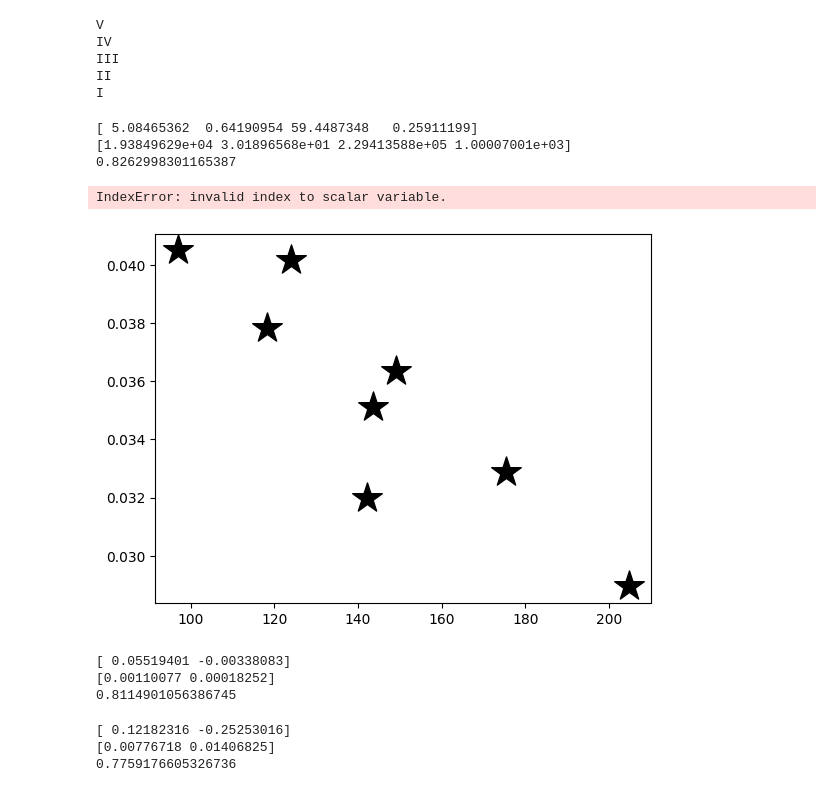
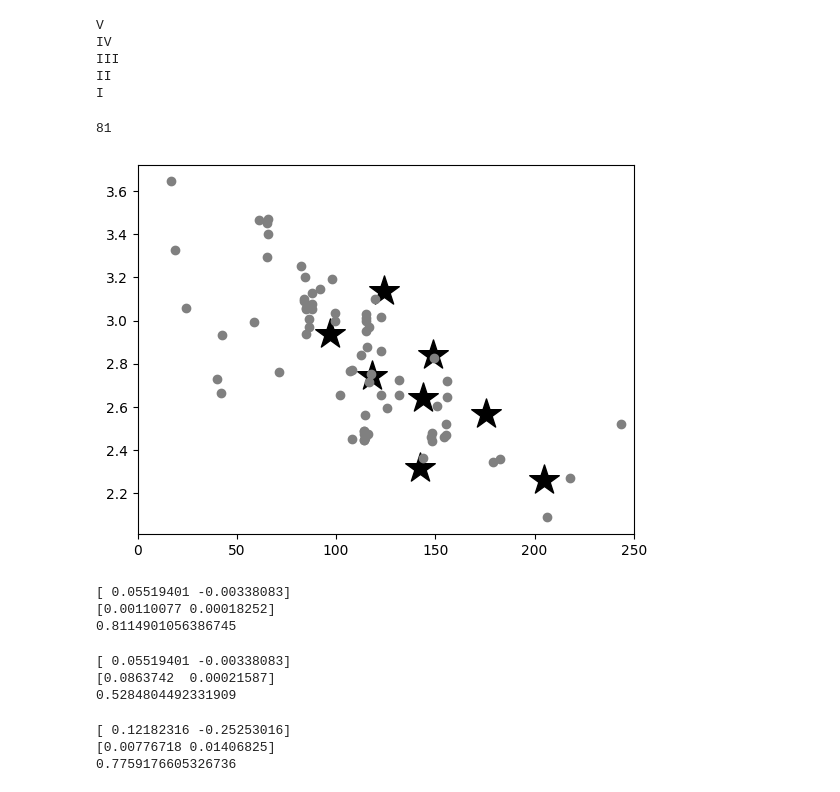
Before and after one commit to astro-man98/High_Density_Sound_Speed, a Jupyter notebook: Scaling_Analysis.ipynb, the cells around one changed output. Drawn from its saved outputs; the diff is of its cells as text; code cells hidden in the pictures.

```diff
--- a/Scaling_Analysis.ipynb
+++ b/Scaling_Analysis.ipynb
@@ -494,16 +494,16 @@ def k2(X,Psi):
     return (256.0/5.0)*(((Pi_c_5)*one_minus_4Pi_c_2)/((H2_v)/(H1_v) + 3*one_minus_4Pi_c_2*np.log(1 - 4*Pi_c)))
 # %%
 sim_info_RVSS = {'EOS_I_1p3':{'eos': "I",'m':1.3,'xi_p':xi(RVSS_X_M_interp["I"](1.3),RVSS_Psi_Mns_interp["I"](1.3)),'k2_p': k2(RVSS_X_M_interp["I"](1.3),RVSS_Psi_Mns_interp["I"](1.3)),'Mfpeak': 0},
-                 'EOS_I_1p4':{'eos': "I",'m':1.4, 'xi' : R0*(1.4)/(RVSS_M_R_interp["I"](1.4)),'xi_p':xi(RVSS_X_M_interp["I"](1.4),RVSS_Psi_Mns_interp["I"](1.4)),'k2_p': k2(RVSS_X_M_interp["I"](1.4),RVSS_Psi_Mns_interp["I"](1.4)),'Mfpeak': 0},
-                 'EOS_II_1p3':{'eos': "II",'m':1.3, 'xi' : R0*(1.3)/(RVSS_M_R_interp["II"](1.3)),'xi_p':xi(RVSS_X_M_interp["II"](1.3),RVSS_Psi_Mns_interp["II"](1.3)),'k2_p': k2(RVSS_X_M_interp["II"](1.3),RVSS_Psi_Mns_interp["II"](1.3)),'Mfpeak': RVSS_Mf2_list_1p3[2]},
-                 'EOS_II_1p4':{'eos': "II",'m':1.4, 'xi' : R0*(1.4)/(RVSS_M_R_interp["II"](1.4)),'xi_p':xi(RVSS_X_M_interp["II"](1.4),RVSS_Psi_Mns_interp["II"](1.4)),'k2_p': k2(RVSS_X_M_interp["II"](1.4),RVSS_Psi_Mns_interp["II"](1.4)),'Mfpeak': 0},
-                 'EOS_III_1p3':{'eos': "III",'m':1.3, 'xi' : R0*(1.3)/(RVSS_M_R_interp["III"](1.3)),'xi_p':xi(RVSS_X_M_interp["III"](1.3),RVSS_Psi_Mns_interp["III"](1.3)),'k2_p': k2(RVSS_X_M_interp["III"](1.3),RVSS_Psi_Mns_interp["III"](1.3)),'Mfpeak': RVSS_Mf2_list_1p3[1]},
-                 'EOS_III_1p4':{'eos': "III",'m':1.4,'xi' : R0*(1.4)/(RVSS_M_R_interp["III"](1.4)),'xi_p':xi(RVSS_X_M_interp["III"](1.4),RVSS_Psi_Mns_interp["III"](1.4)),'k2_p': k2(RVSS_X_M_interp["III"](1.4),RVSS_Psi_Mns_interp["III"](1.4)),'Mfpeak' : RVSS_Mf2_list_1p4[1]},
-                 'EOS_IV_1p3':{'eos': "IV",'m':1.3,'xi' : R0*(1.3)/(RVSS_M_R_interp["IV"](1.3)),'xi_p':xi(RVSS_X_M_interp["IV"](1.3),RVSS_Psi_Mns_interp["IV"](1.3)),'k2_p': k2(RVSS_X_M_interp["IV"](1.3),RVSS_Psi_Mns_interp["IV"](1.3)),'Mfpeak': RVSS_Mf2_list_1p3[4]},
-                 'EOS_IV_1p35':{'eos': "IV",'m':1.35,'xi' : R0*(1.35)/(RVSS_M_R_interp["IV"](1.35)),'xi_p':xi(RVSS_X_M_interp["IV"](1.35),RVSS_Psi_Mns_interp["IV"](1.35)),'k2_p': k2(RVSS_X_M_interp["IV"](1.35),RVSS_Psi_Mns_interp["IV"](1.35)),'Mfpeak': RVSS_Mf2_list_1p35[0]},
-                 'EOS_IV_1p4' :{'eos' : "IV", 'm': 1.4,'xi' : R0*(1.4)/(RVSS_M_R_interp["IV"](1.4)),'xi_p':xi(RVSS_X_M_interp["IV"](1.4),RVSS_Psi_Mns_interp["IV"](1.4)),'k2_p': k2(RVSS_X_M_interp["IV"](1.4),RVSS_Psi_Mns_interp["IV"](1.4)),'Mfpeak' : RVSS_Mf2_list_1p4[4]},
-                 'EOS_V_1p3':{'eos': "V",'m':1.3,'xi' : R0*(1.3)/(RVSS_M_R_interp["V"](1.3)),'xi_p':xi(RVSS_X_M_interp["V"](1.3),RVSS_Psi_Mns_interp["V"](1.3)),'k2_p': k2(RVSS_X_M_interp["V"](1.3),RVSS_Psi_Mns_interp["V"](1.3)),'Mfpeak' : RVSS_Mf2_list_1p3[0]},
-                 'EOS_V_1p4':{'eos': "V",'m':1.4,'xi' : R0*(1.4)/(RVSS_M_R_interp["V"](1.4)),'xi_p':xi(RVSS_X_M_interp["V"](1.4),RVSS_Psi_Mns_interp["V"](1.4)),'k2_p': k2(RVSS_X_M_interp["V"](1.3),RVSS_Psi_Mns_interp["V"](1.4)),'Mfpeak' : RVSS_Mf2_list_1p4[0]}}
+                 'EOS_I_1p4':{'eos': "I",'m':1.4, 'xi' : R0*(1.4)/(RVSS_M_R_interp["I"](1.4)),'xi_p':xi(RVSS_X_M_interp["I"](1.4),RVSS_Psi_Mns_interp["I"](1.4)),'k2_p': k2(RVSS_X_M_interp["I"](1.4),RVSS_Psi_Mns_interp["I"](1.4)),'Mfpeak': 0,'fpeak':0},
+                 'EOS_II_1p3':{'eos': "II",'m':1.3, 'xi' : R0*(1.3)/(RVSS_M_R_interp["II"](1.3)),'xi_p':xi(RVSS_X_M_interp["II"](1.3),RVSS_Psi_Mns_interp["II"](1.3)),'k2_p': k2(RVSS_X_M_interp["II"](1.3),RVSS_Psi_Mns_interp["II"](1.3)),'Mfpeak': RVSS_Mf2_list_1p3[2],'fpeak': RVSS_f2_list_1p3[2]},
+                 'EOS_II_1p4':{'eos': "II",'m':1.4, 'xi' : R0*(1.4)/(RVSS_M_R_interp["II"](1.4)),'xi_p':xi(RVSS_X_M_interp["II"](1.4),RVSS_Psi_Mns_interp["II"](1.4)),'k2_p': k2(RVSS_X_M_interp["II"](1.4),RVSS_Psi_Mns_interp["II"](1.4)),'Mfpeak': 0,'Mfpeak': 0},
+                 'EOS_III_1p3':{'eos': "III",'m':1.3, 'xi' : R0*(1.3)/(RVSS_M_R_interp["III"](1.3)),'xi_p':xi(RVSS_X_M_interp["III"](1.3),RVSS_Psi_Mns_interp["III"](1.3)),'k2_p': k2(RVSS_X_M_interp["III"](1.3),RVSS_Psi_Mns_interp["III"](1.3)),'Mfpeak': RVSS_Mf2_list_1p3[1],'fpeak': RVSS_f2_list_1p3[1]},
+                 'EOS_III_1p4':{'eos': "III",'m':1.4,'xi' : R0*(1.4)/(RVSS_M_R_interp["III"](1.4)),'xi_p':xi(RVSS_X_M_interp["III"](1.4),RVSS_Psi_Mns_interp["III"](1.4)),'k2_p': k2(RVSS_X_M_interp["III"](1.4),RVSS_Psi_Mns_interp["III"](1.4)),'Mfpeak' : RVSS_Mf2_list_1p4[1],'fpeak' : RVSS_f2_list_1p4[1]},
+                 'EOS_IV_1p3':{'eos': "IV",'m':1.3,'xi' : R0*(1.3)/(RVSS_M_R_interp["IV"](1.3)),'xi_p':xi(RVSS_X_M_interp["IV"](1.3),RVSS_Psi_Mns_interp["IV"](1.3)),'k2_p': k2(RVSS_X_M_interp["IV"](1.3),RVSS_Psi_Mns_interp["IV"](1.3)),'Mfpeak': RVSS_Mf2_list_1p3[4],'fpeak' : RVSS_f2_list_1p3[4]},
+                 'EOS_IV_1p35':{'eos': "IV",'m':1.35,'xi' : R0*(1.35)/(RVSS_M_R_interp["IV"](1.35)),'xi_p':xi(RVSS_X_M_interp["IV"](1.35),RVSS_Psi_Mns_interp["IV"](1.35)),'k2_p': k2(RVSS_X_M_interp["IV"](1.35),RVSS_Psi_Mns_interp["IV"](1.35)),'Mfpeak': RVSS_Mf2_list_1p35[0],'fpeak' : RVSS_f2_list_1p35[0]},
+                 'EOS_IV_1p4' :{'eos' : "IV", 'm': 1.4,'xi' : R0*(1.4)/(RVSS_M_R_interp["IV"](1.4)),'xi_p':xi(RVSS_X_M_interp["IV"](1.4),RVSS_Psi_Mns_interp["IV"](1.4)),'k2_p': k2(RVSS_X_M_interp["IV"](1.4),RVSS_Psi_Mns_interp["IV"](1.4)),'Mfpeak' : RVSS_Mf2_list_1p4[4],'fpeak' : RVSS_f2_list_1p4[4]},
+                 'EOS_V_1p3':{'eos': "V",'m':1.3,'xi' : R0*(1.3)/(RVSS_M_R_interp["V"](1.3)),'xi_p':xi(RVSS_X_M_interp["V"](1.3),RVSS_Psi_Mns_interp["V"](1.3)),'k2_p': k2(RVSS_X_M_interp["V"](1.3),RVSS_Psi_Mns_interp["V"](1.3)),'Mfpeak' : RVSS_Mf2_list_1p3[0],'fpeak' : RVSS_f2_list_1p3[0]},
+                 'EOS_V_1p4':{'eos': "V",'m':1.4,'xi' : R0*(1.4)/(RVSS_M_R_interp["V"](1.4)),'xi_p':xi(RVSS_X_M_interp["V"](1.4),RVSS_Psi_Mns_interp["V"](1.4)),'k2_p': k2(RVSS_X_M_interp["V"](1.3),RVSS_Psi_Mns_interp["V"](1.4)),'Mfpeak' : RVSS_Mf2_list_1p4[0],'fpeak' : RVSS_f2_list_1p4[0]}}
 # %%
 def D_tilde(m1,m2,D_1,D_2):
     return (16.0/13.0)*((m1 + 12*m2)*(m1**4)*D_1 + (m2 + 12*m1)*(m2**4)*D_2)/((m1 + m2)**5)
@@ -593,6 +593,8 @@ for eos in sim_info_core_subeos:
         QUR_data[eos][q] = {}
         if len(sim_info_core_subeos[eos][q].keys()) != 0:
             QUR_data[eos][q]['Mfpeak'] = np.asanyarray([sim_info_core_subeos[eos][q][res]['Mfpeak'] for res in sim_info_core_subeos[eos][q] if sim_info_core_subeos[eos][q][res]['Mfpeak'] > 0.020])
+            QUR_data[eos][q]['fpeak'] = np.asanyarray([sim_info_core_subeos[eos][q][res]['fpeak'] for res in sim_info_core_subeos[eos][q] if sim_info_core_subeos[eos][q][res]['Mfpeak'] > 0.020])
+
             QUR_data[eos][q]['D_tilde'] = np.asanyarray([sim_info_core_subeos[eos][q][res]['D_tilde'] for res in sim_info_core_subeos[eos][q] if sim_info_core_subeos[eos][q][res]['Mfpeak'] > 0.020])
             QUR_data[eos][q]['m1_arr'] = np.asanyarray([sim_info_core_subeos[eos][q][res]['m1'] for res in sim_info_core_subeos[eos][q] if sim_info_core_subeos[eos][q][res]['Mfpeak'] > 0.020])
             QUR_data[eos][q]['m2_arr'] = np.asanyarray([sim_info_core_subeos[eos][q][res]['m1'] for res in sim_info_core_subeos[eos][q] if sim_info_core_subeos[eos][q][res]['Mfpeak'] > 0.020])
@@ -622,22 +624,11 @@ def Q_fit_lin(D,m,b):
     return m*D + b
 def Q_fit_hyper(D,a0,a1,a2):
     return (a0)/(a1*D + a2)
-# %%
-
-popt_tot,pcov_tot = curve_fit(Q_sym_fit,D_tilde_tot,Mf2_tot,p0 = [1.0,1.0,0.5,1.0],maxfev=10000,bounds=([0,0,0,0],[np.inf,np.inf,np.inf,np.inf]))
-print(popt_tot)
-mf2_pred = Q_sym_fit(D_tilde_tot,*popt_tot)
-r2_tot = r2_score(Mf2_tot,mf2_pred)
-print(np.sqrt(np.diag(pcov_tot)))
-print(r2_tot)
-# %% [output]
-[ 5.08465362  0.64190954 59.4487348   0.25911199]
-[1.93849629e+04 3.01896568e+01 2.29413588e+05 1.00007001e+03]
-0.8262998301165387
 # %%
 fit_fig,fig_ax = plt.subplots(1)
 D_tilde_tot = []
 Mf2_tot = []
+f2_tot = []
 D_tilde_sym = []
 Mf2_sym = []
 m_rvss = []
@@ -651,43 +642,47 @@ for eos in QUR_data:
                 q_tot.append(q)
                 D_tilde_tot.append(D_t)
                 Mf2_tot.append(QUR_data[eos][q]['Mfpeak'][i])
+                f2_tot.append(QUR_data[eos][q]['fpeak'][i])
+
                 count = count + 1
                 if q == 1.0:
                      D_tilde_sym.append(D_t)
                      Mf2_sym.append(QUR_data[eos][q]['Mfpeak'][i])
 n_rvss_sims = 0
 for sim in sim_info_RVSS:
      if sim_info_RVSS[sim]['Mfpeak'] > 0.025:
         q_tot.append(q)
         D_tilde_tot.append(sim_info_RVSS[sim]['D'])
         Mf2_tot.append(sim_info_RVSS[sim]['Mfpeak'])
+        f2_tot.append(sim_info_RVSS[sim]['fpeak'])
         n_rvss_sims = n_rvss_sims + 1
         m_rvss.append(sim_info_RVSS[sim]['m'])
         count = count + 1
-        fig_ax.scatter(sim_info_RVSS[sim]['D'],sim_info_RVSS[sim]['Mfpeak'],s=500,marker='*',color='black')
+        fig_ax.scatter(sim_info_RVSS[sim]['D'],sim_info_RVSS[sim]['fpeak'],s=500,marker='*',color='black')
 
 D_tilde_tot = np.asanyarray(D_tilde_tot)
 q_tot = np.asanyarray(q_tot)
+f2_tot = np.asanyarray(f2_tot)
 Mf2_tot = np.asanyarray(Mf2_tot)
 D_tilde_sym = np.asanyarray(D_tilde_sym)
 Mf2_sym = np.asanyarray(Mf2_sym)
 m_rvss = np.asanyarray(m_rvss)
 m1_tot = np.concatenate([m1_tot,m_rvss])
 m2_tot = np.concatenate([m2_tot,m_rvss])
 sorted_ind = np.argsort(D_tilde_tot)
 # fig_ax.plot(D_tilde_tot[sorted_ind],mf2_pred_lin[sorted_ind],color='black',label='Linear')
 # fig_ax.plot(D_tilde_tot[sorted_ind],mf2_pred_power_law[sorted_ind],color='red',label='Power Law')
 
-fig_ax.scatter(D_tilde_tot[:len(D_tilde_tot)-n_rvss_sims],Mf2_tot[:len(Mf2_tot)-n_rvss_sims],color='Grey')
+fig_ax.scatter(D_tilde_tot[:len(D_tilde_tot)-n_rvss_sims],f2_tot[:len(f2_tot)-n_rvss_sims],color='Grey')
 fig_ax.set_xlim([0,250])
 # D_mult_res_linregress = linregress(D_mult_res,Mf2_mult_res)
 
 # print(f"R^2:{D_mult_res_linregress.rvalue**2}")
 
 print(count)
 # %% [output]
-IndexError: invalid index to scalar variable.
+81
-[figure, old version]
+[figure, new version]
 # %%
 
 popt_exp,pcov_exp = curve_fit(Q_fit_exp,D_tilde_tot,Mf2_tot,p0 = [1.0,-0.1],maxfev=10000,bounds=([0,-np.inf],[np.inf,0]))
@@ -700,6 +695,17 @@ print(r2_exp)
 [ 0.05519401 -0.00338083]
 [0.00110077 0.00018252]
 0.8114901056386745
+# %%
+popt_exp_f2,pcov_exp_f2 = curve_fit(Q_fit_exp,D_tilde_tot,f2_tot,p0 = [1.0,-0.1],maxfev=10000,bounds=([0,-np.inf],[np.inf,0]))
+f2_pred_exp = Q_fit_exp(D_tilde_tot,*popt_exp_f2)
+r2_exp_f2 = r2_score(f2_tot,f2_pred_exp)
+print(popt_exp)
+print(np.sqrt(np.diag(pcov_exp_f2)))
+print(r2_exp_f2)
+# %% [output]
+[ 0.05519401 -0.00338083]
+[0.0863742  0.00021587]
+0.5284804492331909
 # %%
 
 popt_power_law,pcov_power_law = curve_fit(Q_fit_powerlaw,D_tilde_tot,Mf2_tot,p0 = [0,-0.1],maxfev=10000,bounds=([0,-np.inf],[np.inf,0]))
```
Also changed, not shown: parts of 2 cells of this notebook.
